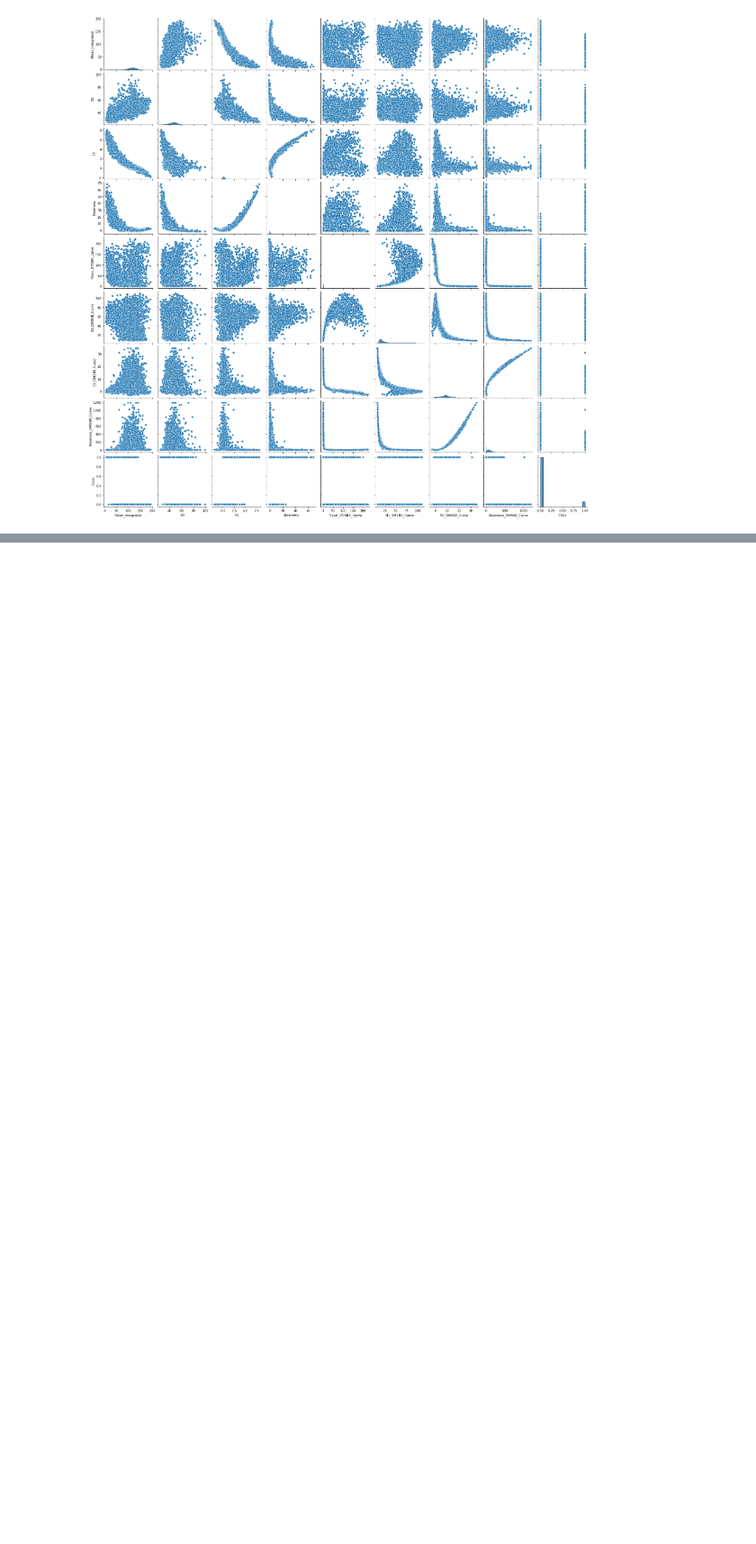
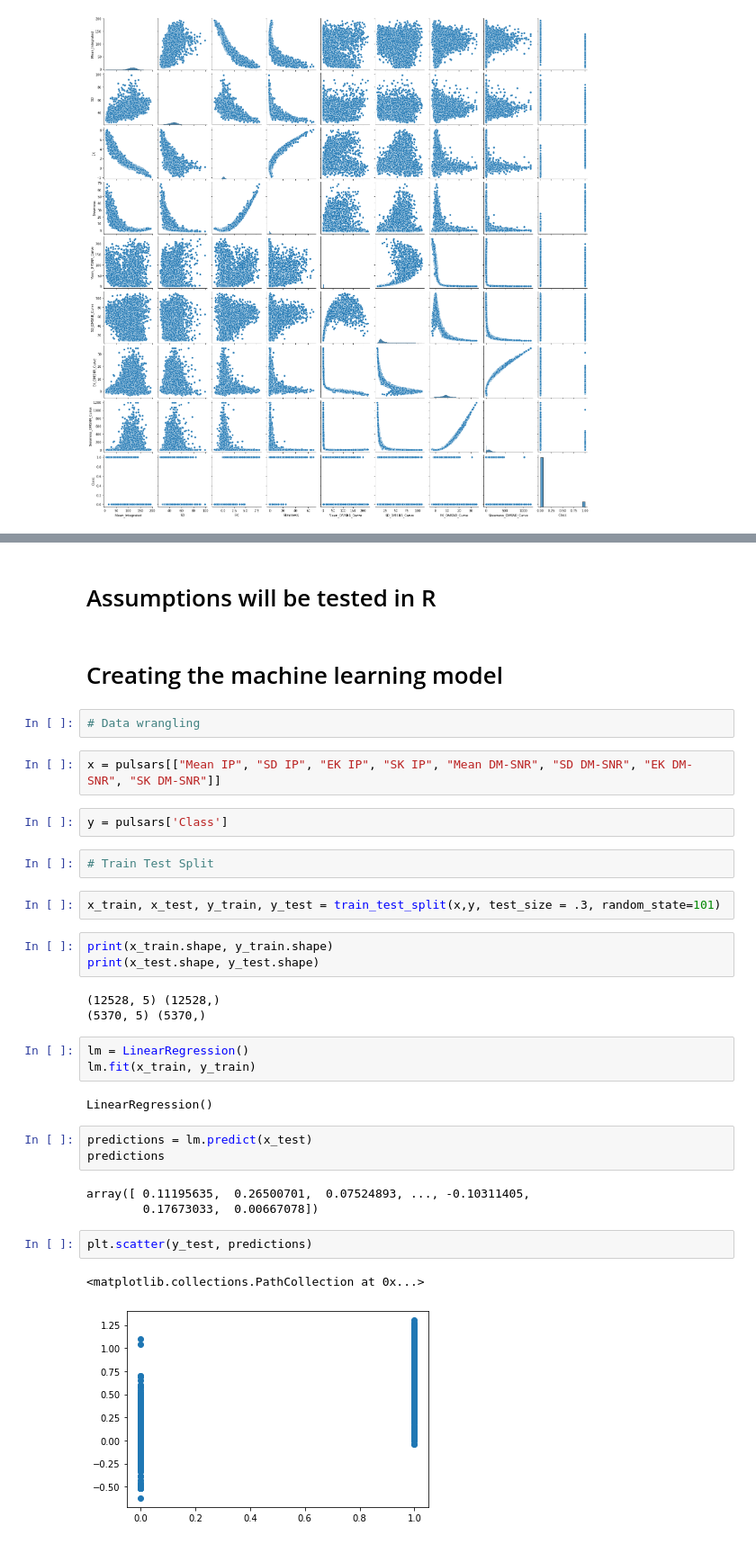
Before and after one commit to derrick-poage/Pulsar-prediction, a Jupyter notebook: Pulsar Prediction.ipynb, the cells around one changed output, grey strips where cells are left out. Shown at 90% size. Cells and saved outputs as stored; diff of their text form; blank space fills up the shorter version.

```diff
--- a/Pulsar Prediction.ipynb
+++ b/Pulsar Prediction.ipynb
@@ -402,0 +442,36 @@ dtype: object
+# %% [markdown]
+# Assumptions will be tested in R
+# %% [markdown]
+# Creating the machine learning model
+# %%
+# Data wrangling
+# %%
+x = pulsars[["Mean IP", "SD IP", "EK IP", "SK IP", "Mean DM-SNR", "SD DM-SNR", "EK DM-SNR", "SK DM-SNR"]]
+# %%
+y = pulsars['Class']
+# %%
+# Train Test Split
+# %%
+x_train, x_test, y_train, y_test = train_test_split(x,y, test_size = .3, random_state=101)
+# %%
+print(x_train.shape, y_train.shape)
+print(x_test.shape, y_test.shape)
+# %% [output]
+(12528, 5) (12528,)
+(5370, 5) (5370,)
+# %%
+lm = LinearRegression()
+lm.fit(x_train, y_train)
+# %% [output]
+LinearRegression()
+# %%
+predictions = lm.predict(x_test)
+predictions
+# %% [output]
+array([ 0.11195635,  0.26500701,  0.07524893, ..., -0.10311405,
+        0.17673033,  0.00667078])
+# %%
+plt.scatter(y_test, predictions)
+# %% [output]
+<matplotlib.collections.PathCollection at 0x...>
+[figure, added]
```
Also changed, not shown: parts of 51 cells of this notebook, 1 other file.
